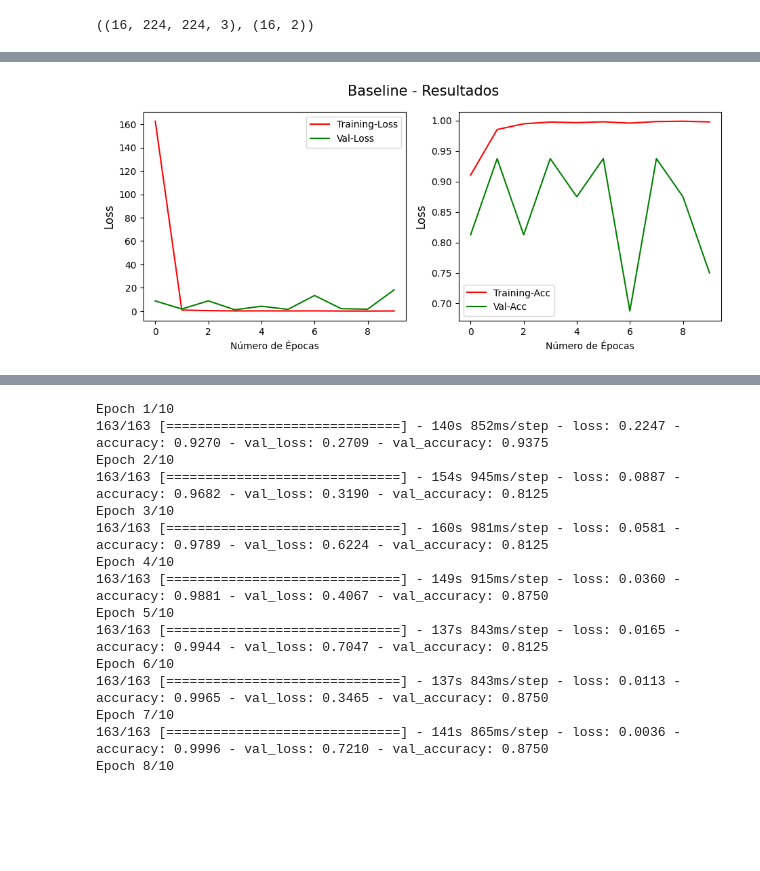
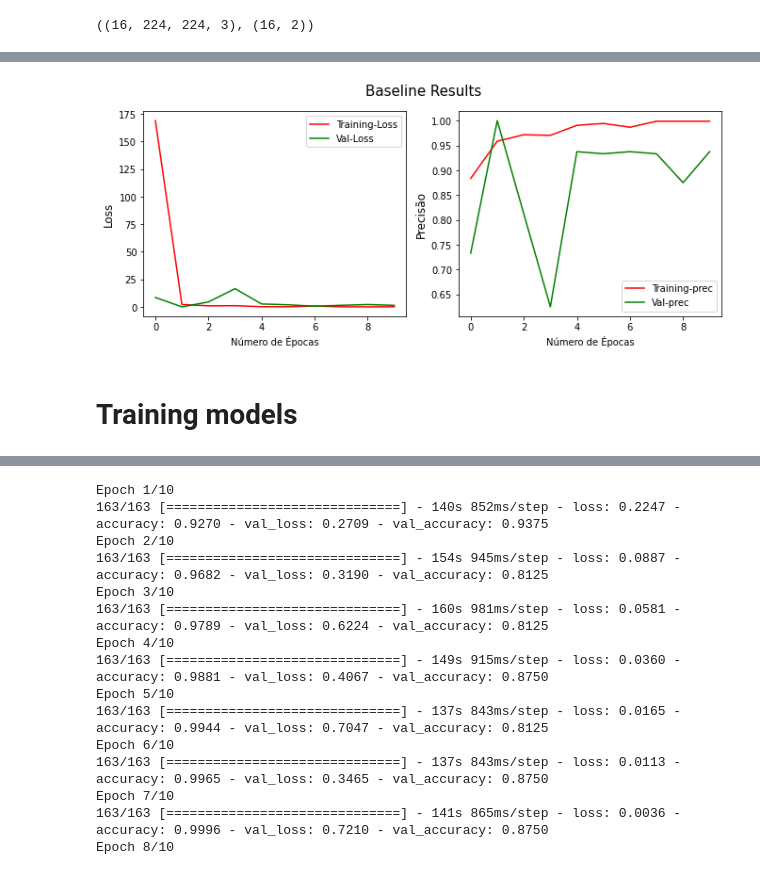
Before and after one commit to mazzacolussi/final_project_mc886, a Jupyter notebook: final_project.ipynb, the cells around one changed output, grey strips where cells are left out. Cells and saved outputs as stored; diff of their text form; code cells hidden in the pictures; blank space fills up the shorter version.

Commit message:
models

```diff
--- a/final_project.ipynb
+++ b/final_project.ipynb
@@ -189,20 +223,14 @@ x_val_bs.shape, y_val_bs.shape
 # %%
 cnn_bs = tf.keras.models.Sequential()
 
-cnn_bs.add(Conv2D(filters = 32, kernel_size = 3, activation = 'relu'))
-cnn_bs.add(Input(shape=(64, 64, 3)))
-cnn_bs.add(MaxPooling2D(pool_size = 2, strides = 2))
+cnn_bs.add(Conv2D(filters=32, kernel_size=(3,3), activation='relu', input_shape=(224,224,3)))
+cnn_bs.add(MaxPooling2D((2,2)))
 cnn_bs.add(Flatten())
 cnn_bs.add(Dense(units = 128, activation = 'relu'))
 cnn_bs.add(Dense(units = 2, activation = 'sigmoid'))
 # %%
-cnn_bs.compile(optimizer = 'adam', loss = 'binary_crossentropy', metrics = ['accuracy'])
+cnn_bs.compile(optimizer = 'adam', loss = 'binary_crossentropy', metrics = Precision())
 
-hist_bs = cnn_bs.fit(
-    x_train_bs,
-    y_train_bs,
-    epochs = 10,
-    validation_data = (x_val_bs, y_val_bs)
-)
+hist_bs = cnn_bs.fit(x_train_bs, y_train_bs, epochs = 10, validation_data = (x_val_bs, y_val_bs))
 # %% [output]
 Epoch 1/10
@@ -228,26 +279,24 @@ Epoch 10/10
 # %%
-def history_plot(history, title):
-    plt.figure(figsize=(11,4))
-    plt.subplot(1, 2, 1)
-    plt.suptitle(title, fontsize=15)
-    plt.xlabel("Número de Épocas")
-    plt.ylabel('Loss', fontsize=12)
-    plt.plot(history.history['loss'], color='r', label = 'Training-Loss')
-    plt.plot(history.history['val_loss'], color='g', label = 'Val-Loss')
-    plt.legend(loc='best')
+plt.figure(figsize=(11,4))
+plt.subplot(1, 2, 1)
+plt.suptitle("Baseline Results", fontsize=15)
+plt.xlabel("Número de Épocas")
+plt.ylabel('Loss', fontsize=12)
+plt.plot(hist_bs.history['loss'], color='r', label = 'Training-Loss')
+plt.plot(hist_bs.history['val_loss'], color='g', label = 'Val-Loss')
+plt.legend(loc='best')
 
-    plt.subplot(1, 2, 2)
-    plt.ylabel('Acurácia', fontsize=12)
-    plt.xlabel("Número de Épocas")
-    plt.ylabel('Loss', fontsize=12)
-    plt.plot(history.history['accuracy'], color='r', label='Training-Acc')
-    plt.plot(history.history['val_accuracy'], color='g', label='Val-Acc')
-    plt.legend(loc='best')
-    plt.show()
+plt.subplot(1, 2, 2)
+plt.xlabel("Número de Épocas")
+plt.ylabel('Precisão', fontsize=12)
+plt.plot(hist_bs.history['precision_3'], color='r', label='Training-prec')
+plt.plot(hist_bs.history['val_precision_3'], color='g', label='Val-prec')
+plt.legend(loc='best')
+plt.show()
+# %% [output]
+[figure, added]
-# %%
-history_plot(hist_bs, 'Baseline - Resultados')
-# %% [output]
-[figure, removed]
+# %% [markdown]
+# Training models
 # %%
 normal_cases_dir = train_dir / 'NORMAL'
 pneumonia_cases_dir = train_dir / 'PNEUMONIA'
```
Also changed, not shown: parts of 34 cells of this notebook.
